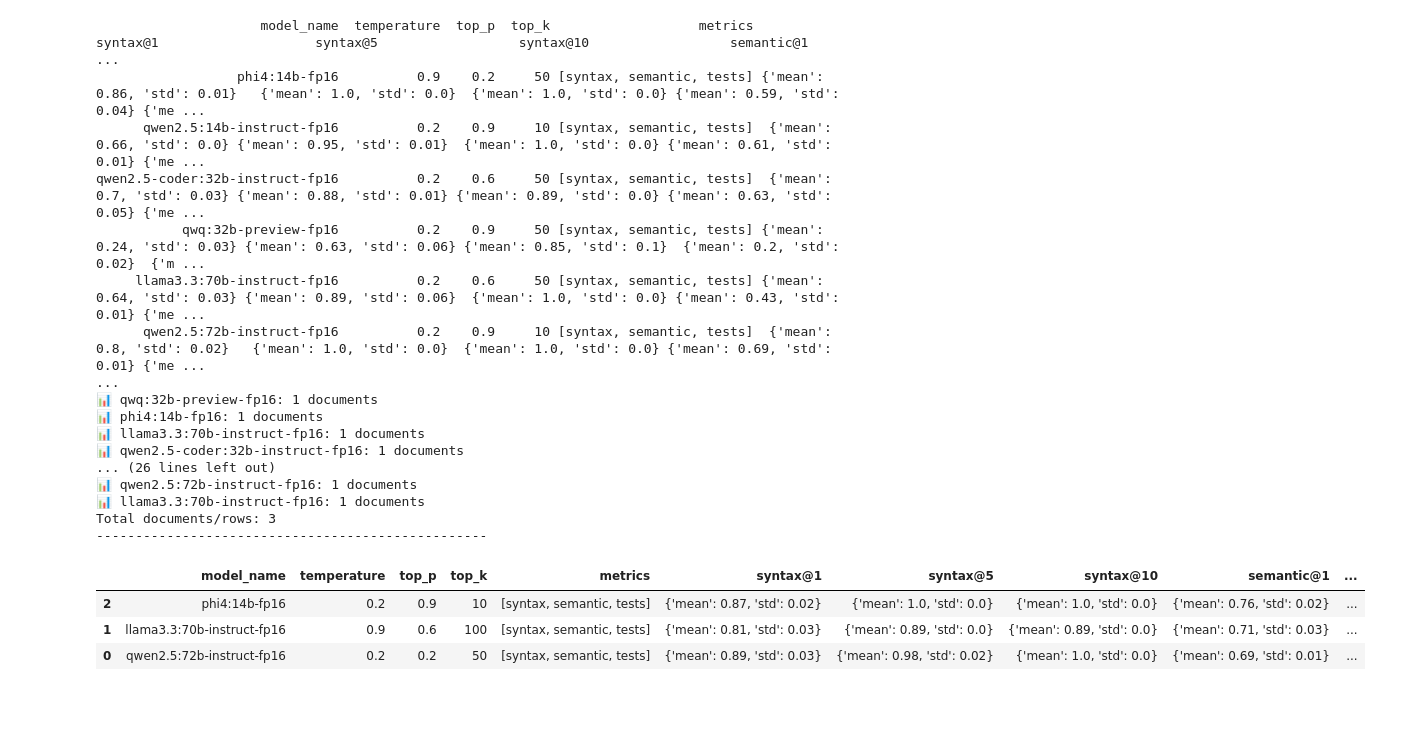
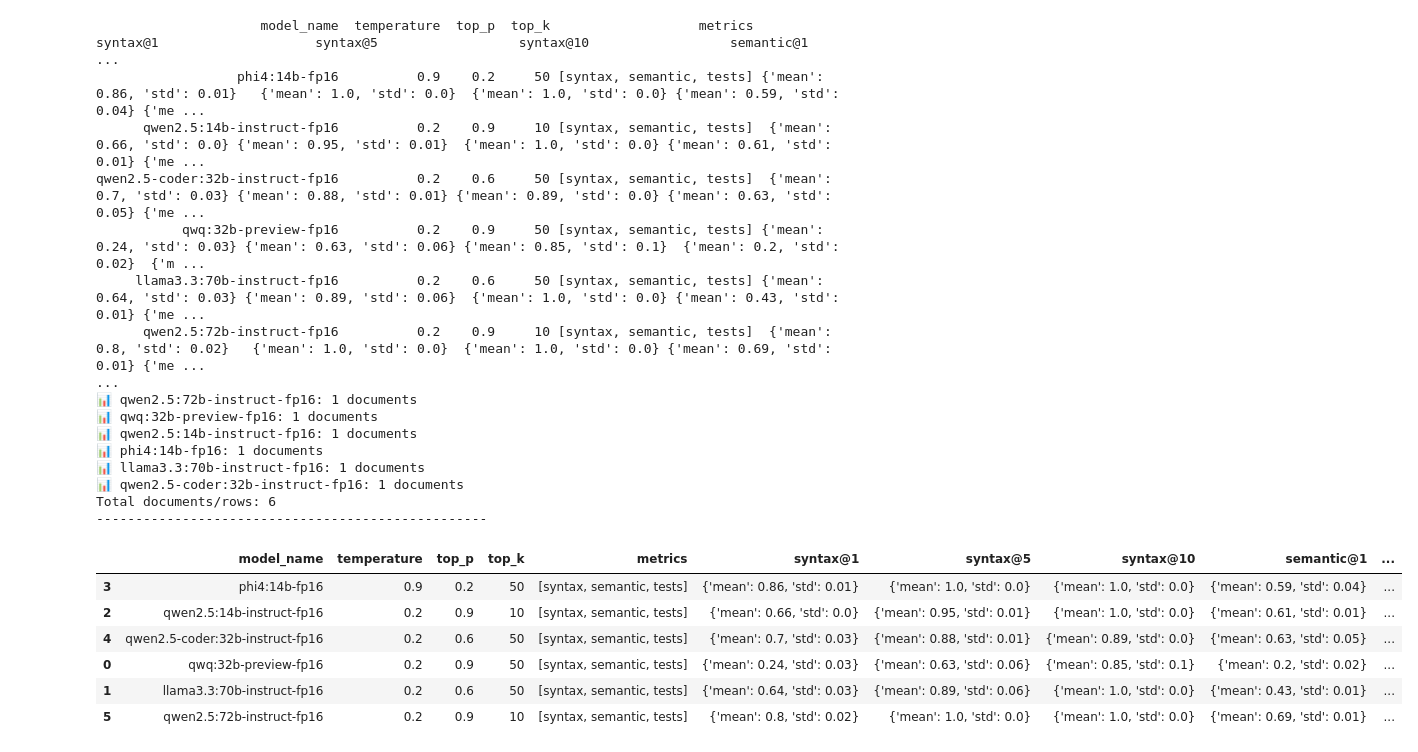
Before and after one commit to Sindre01/Thesis_project, a Jupyter notebook: notebooks/few-shot/fox/results/analyze_results.ipynb, the cells around one changed output. Saved outputs shown, nothing was run; the diff lists cells and outputs as text; code cells hidden in the pictures; blank space fills up the shorter version.

```diff
--- a/notebooks/few-shot/fox/results/analyze_results.ipynb
+++ b/notebooks/few-shot/fox/results/analyze_results.ipynb
@@ -1,36 +1,32 @@
 # %%
 import sys
 sys.path.append("../../../..")
 from my_packages.db_service.results_service import pretty_print_results, results_to_df
 
 experiment_name = f"signature_coverage_1_shot"
 # results_to_df(f"{experiment_name}_5_shot")
 pretty_print_results(experiment_name)
-experiment_name = f"signature_coverage_5_shot"
-# results_to_df(f"{experiment_name}_5_shot")
-pretty_print_results(experiment_name)
-experiment_name = f"signature_coverage_10_shot"
-# results_to_df(f"{experiment_name}_5_shot")
-pretty_print_results(experiment_name)
 # %% [output]
                      model_name  temperature  top_p  top_k                   metrics                    syntax@1                    syntax@5                  syntax@10                  semantic@1      ...
                   phi4:14b-fp16          0.9    0.2     50 [syntax, semantic, tests] {'mean': 0.86, 'std': 0.01}   {'mean': 1.0, 'std': 0.0}  {'mean': 1.0, 'std': 0.0} {'mean': 0.59, 'std': 0.04} {'me ...
       qwen2.5:14b-instruct-fp16          0.2    0.9     10 [syntax, semantic, tests]  {'mean': 0.66, 'std': 0.0} {'mean': 0.95, 'std': 0.01}  {'mean': 1.0, 'std': 0.0} {'mean': 0.61, 'std': 0.01} {'me ...
 qwen2.5-coder:32b-instruct-fp16          0.2    0.6     50 [syntax, semantic, tests]  {'mean': 0.7, 'std': 0.03} {'mean': 0.88, 'std': 0.01} {'mean': 0.89, 'std': 0.0} {'mean': 0.63, 'std': 0.05} {'me ...
            qwq:32b-preview-fp16          0.2    0.9     50 [syntax, semantic, tests] {'mean': 0.24, 'std': 0.03} {'mean': 0.63, 'std': 0.06} {'mean': 0.85, 'std': 0.1}  {'mean': 0.2, 'std': 0.02}  {'m ...
      llama3.3:70b-instruct-fp16          0.2    0.6     50 [syntax, semantic, tests] {'mean': 0.64, 'std': 0.03} {'mean': 0.89, 'std': 0.06}  {'mean': 1.0, 'std': 0.0} {'mean': 0.43, 'std': 0.01} {'me ...
       qwen2.5:72b-instruct-fp16          0.2    0.9     10 [syntax, semantic, tests]  {'mean': 0.8, 'std': 0.02}   {'mean': 1.0, 'std': 0.0}  {'mean': 1.0, 'std': 0.0} {'mean': 0.69, 'std': 0.01} {'me ...
 ...
+📊 qwen2.5:72b-instruct-fp16: 1 documents
 📊 qwq:32b-preview-fp16: 1 documents
+📊 qwen2.5:14b-instruct-fp16: 1 documents
 📊 phi4:14b-fp16: 1 documents
 📊 llama3.3:70b-instruct-fp16: 1 documents
 📊 qwen2.5-coder:32b-instruct-fp16: 1 documents
-... (26 lines left out)
-📊 qwen2.5:72b-instruct-fp16: 1 documents
-📊 llama3.3:70b-instruct-fp16: 1 documents
-Total documents/rows: 3
+Total documents/rows: 6
 --------------------------------------------------
 |  | model_name | temperature | top_p | top_k | metrics | syntax@1 | syntax@5 | syntax@10 | semantic@1 | ... |
-| 2 | phi4:14b-fp16 | 0.2 | 0.9 | 10 | [syntax, semantic, tests] | {'mean': 0.87, 'std': 0.02} | {'mean': 1.0, 'std': 0.0} | {'mean': 1.0, 'std': 0.0} | {'mean': 0.76, 'std': 0.02} | ... |
-| 1 | llama3.3:70b-instruct-fp16 | 0.9 | 0.6 | 100 | [syntax, semantic, tests] | {'mean': 0.81, 'std': 0.03} | {'mean': 0.89, 'std': 0.0} | {'mean': 0.89, 'std': 0.0} | {'mean': 0.71, 'std': 0.03} | ... |
-| 0 | qwen2.5:72b-instruct-fp16 | 0.2 | 0.2 | 50 | [syntax, semantic, tests] | {'mean': 0.89, 'std': 0.03} | {'mean': 0.98, 'std': 0.02} | {'mean': 1.0, 'std': 0.0} | {'mean': 0.69, 'std': 0.01} | ... |
+| 3 | phi4:14b-fp16 | 0.9 | 0.2 | 50 | [syntax, semantic, tests] | {'mean': 0.86, 'std': 0.01} | {'mean': 1.0, 'std': 0.0} | {'mean': 1.0, 'std': 0.0} | {'mean': 0.59, 'std': 0.04} | ... |
+| 2 | qwen2.5:14b-instruct-fp16 | 0.2 | 0.9 | 10 | [syntax, semantic, tests] | {'mean': 0.66, 'std': 0.0} | {'mean': 0.95, 'std': 0.01} | {'mean': 1.0, 'std': 0.0} | {'mean': 0.61, 'std': 0.01} | ... |
+| 4 | qwen2.5-coder:32b-instruct-fp16 | 0.2 | 0.6 | 50 | [syntax, semantic, tests] | {'mean': 0.7, 'std': 0.03} | {'mean': 0.88, 'std': 0.01} | {'mean': 0.89, 'std': 0.0} | {'mean': 0.63, 'std': 0.05} | ... |
+| 0 | qwq:32b-preview-fp16 | 0.2 | 0.9 | 50 | [syntax, semantic, tests] | {'mean': 0.24, 'std': 0.03} | {'mean': 0.63, 'std': 0.06} | {'mean': 0.85, 'std': 0.1} | {'mean': 0.2, 'std': 0.02} | ... |
+| 1 | llama3.3:70b-instruct-fp16 | 0.2 | 0.6 | 50 | [syntax, semantic, tests] | {'mean': 0.64, 'std': 0.03} | {'mean': 0.89, 'std': 0.06} | {'mean': 1.0, 'std': 0.0} | {'mean': 0.43, 'std': 0.01} | ... |
+| 5 | qwen2.5:72b-instruct-fp16 | 0.2 | 0.9 | 10 | [syntax, semantic, tests] | {'mean': 0.8, 'std': 0.02} | {'mean': 1.0, 'std': 0.0} | {'mean': 1.0, 'std': 0.0} | {'mean': 0.69, 'std': 0.01} | ... |
```
Also changed, not shown: 10 other files.
